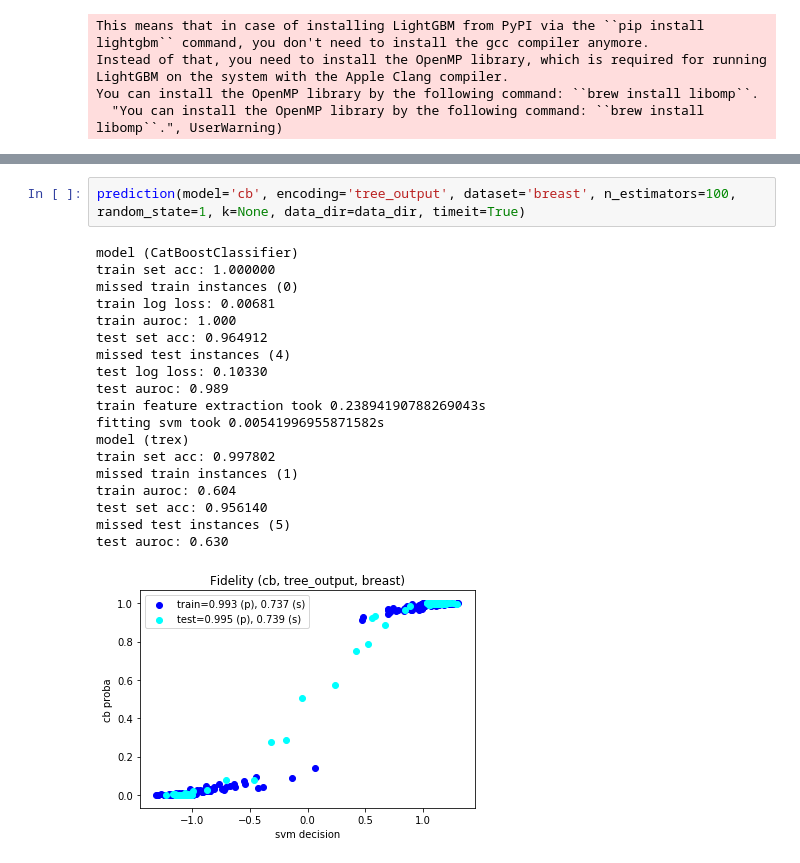
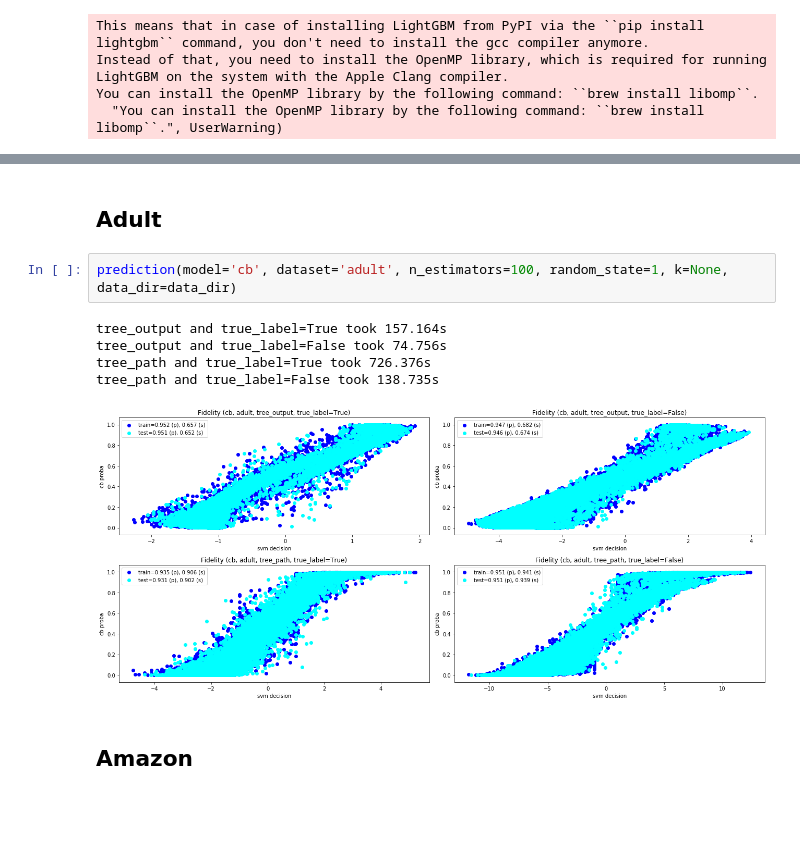
Before and after one commit to jjbrophy47/trex, a Jupyter notebook: experiments/notebooks/prediction.ipynb, the cells around one changed output, grey strips where cells are left out. Cells and saved outputs as stored; diff of their text form; blank space fills up the shorter version.

Commit message:
updated experiments and refactored data utility methods

```diff
--- a/experiments/notebooks/prediction.ipynb
+++ b/experiments/notebooks/prediction.ipynb
@@ -20,23 +30,13 @@ This section looks at the correlation between the predictions of a learned tree
+# %% [markdown]
+## Adult
 # %%
-prediction(model='cb', encoding='tree_output', dataset='breast', n_estimators=100, random_state=1, k=None, data_dir=data_dir, timeit=True)
+prediction(model='cb', dataset='adult', n_estimators=100, random_state=1, k=None, data_dir=data_dir)
 # %% [output]
-model (CatBoostClassifier)
-train set acc: 1.000000
-missed train instances (0)
-train log loss: 0.00681
-train auroc: 1.000
-test set acc: 0.964912
-missed test instances (4)
-test log loss: 0.10330
-test auroc: 0.989
-train feature extraction took 0.23894190788269043s
-fitting svm took 0.00541996955871582s
-model (trex)
-train set acc: 0.997802
-missed train instances (1)
-train auroc: 0.604
-test set acc: 0.956140
-missed test instances (5)
-test auroc: 0.630
+tree_output and true_label=True took 157.164s
+tree_output and true_label=False took 74.756s
+tree_path and true_label=True took 726.376s
+tree_path and true_label=False took 138.735s
-[figure, old version]
+[figure, new version]
+# %% [markdown]
+## Amazon
 # %%
```
Also changed, not shown: parts of 17 cells of this notebook, 17 other files.
